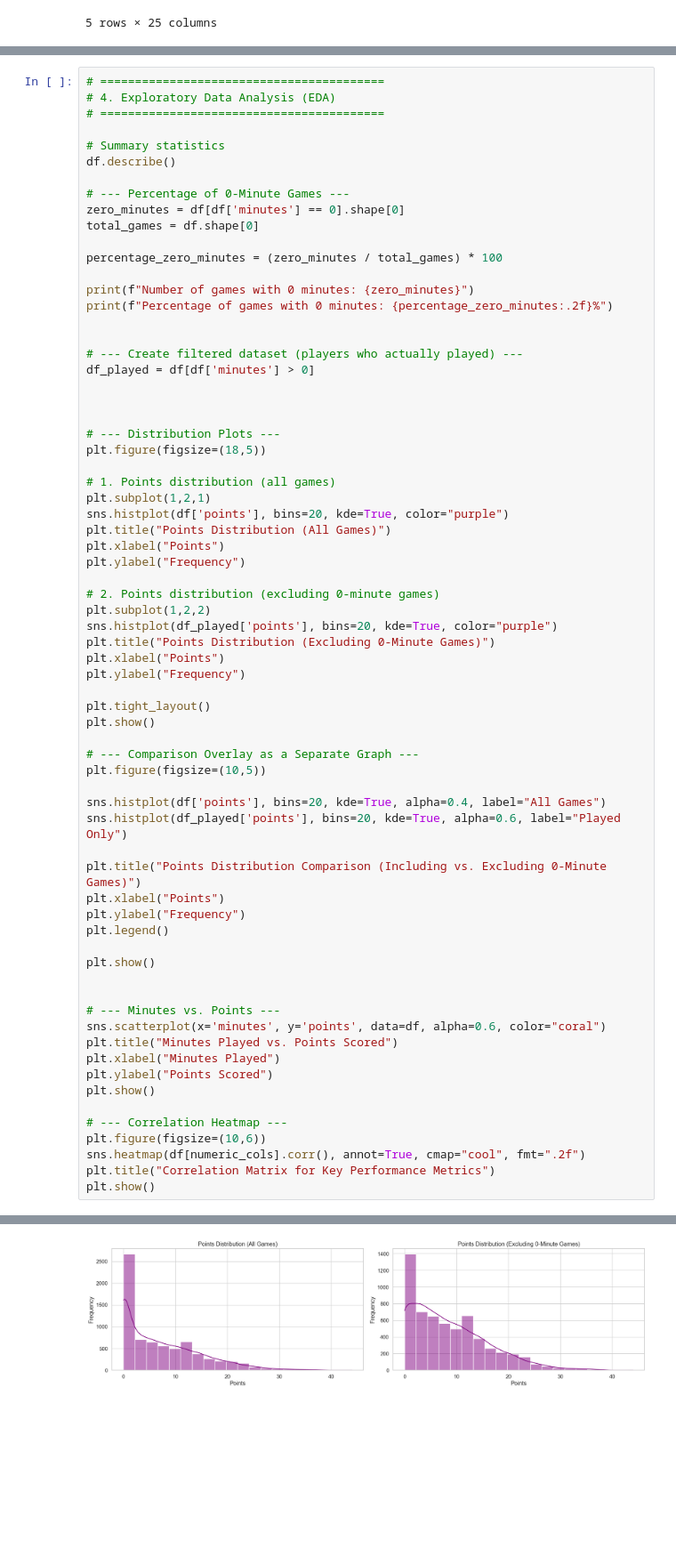
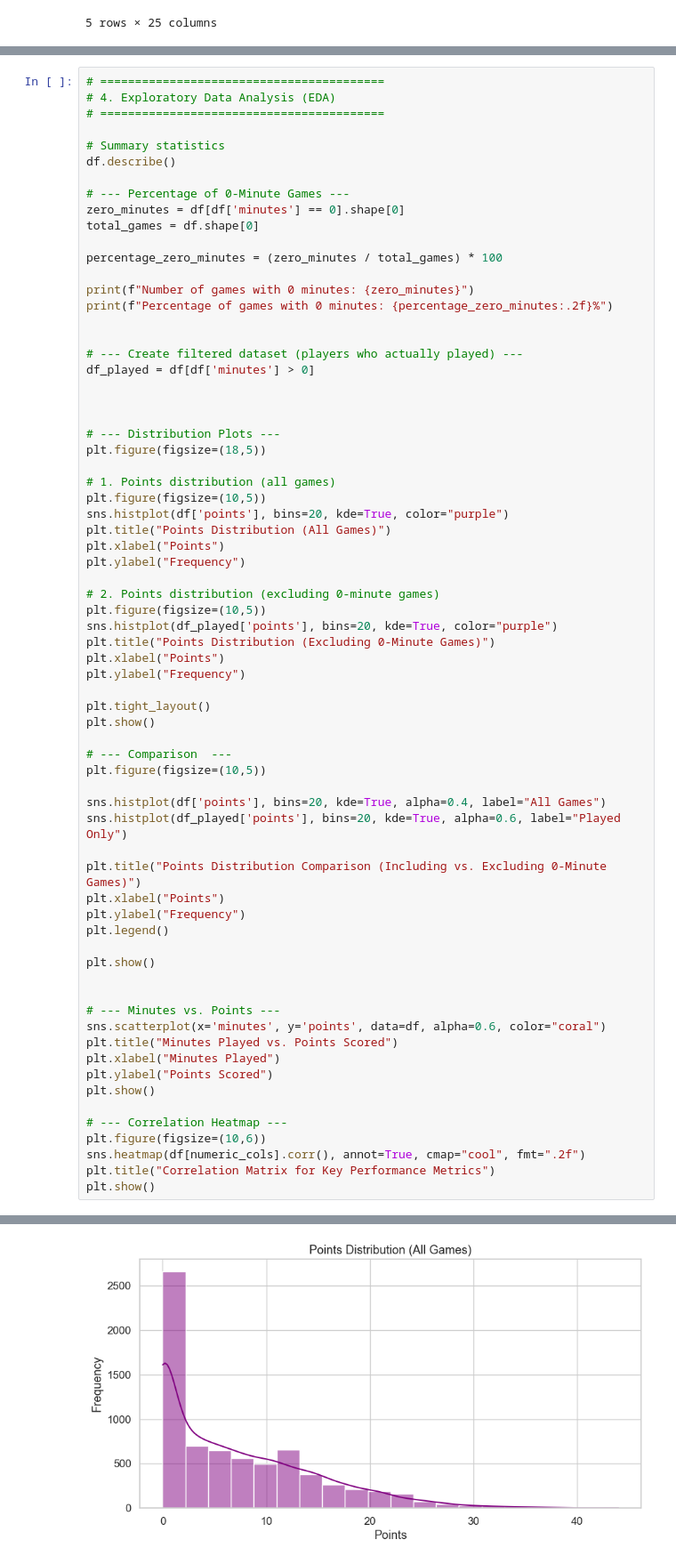
Before and after one commit to mindy0cruz/wnba-capstone, a Jupyter notebook: notebooks/wnba.ipynb, the cells around one changed output, grey strips where cells are left out. Shown at 89% size. Drawn from its saved outputs; the diff is of its cells as text; blank space fills up the shorter version.

```diff
--- a/notebooks/wnba.ipynb
+++ b/notebooks/wnba.ipynb
@@ -149,14 +149,14 @@ df_played = df[df['minutes'] > 0]
 plt.figure(figsize=(18,5))
 
 # 1. Points distribution (all games)
-plt.subplot(1,2,1)
+plt.figure(figsize=(10,5))
 sns.histplot(df['points'], bins=20, kde=True, color="purple")
 plt.title("Points Distribution (All Games)")
 plt.xlabel("Points")
 plt.ylabel("Frequency")
 
 # 2. Points distribution (excluding 0-minute games)
-plt.subplot(1,2,2)
+plt.figure(figsize=(10,5))
 sns.histplot(df_played['points'], bins=20, kde=True, color="purple")
 plt.title("Points Distribution (Excluding 0-Minute Games)")
 plt.xlabel("Points")
@@ -165,7 +165,7 @@ plt.ylabel("Frequency")
 plt.tight_layout()
 plt.show()
 
-# --- Comparison Overlay as a Separate Graph ---
+# --- Comparison  ---
 plt.figure(figsize=(10,5))
 
 sns.histplot(df['points'], bins=20, kde=True, alpha=0.4, label="All Games")
@@ -197 +198 @@ Percentage of games with 0 minutes: 17.73%
-[figure, old version]
+[figure, new version]
```
Also changed, not shown: parts of 1 cell of this notebook.
